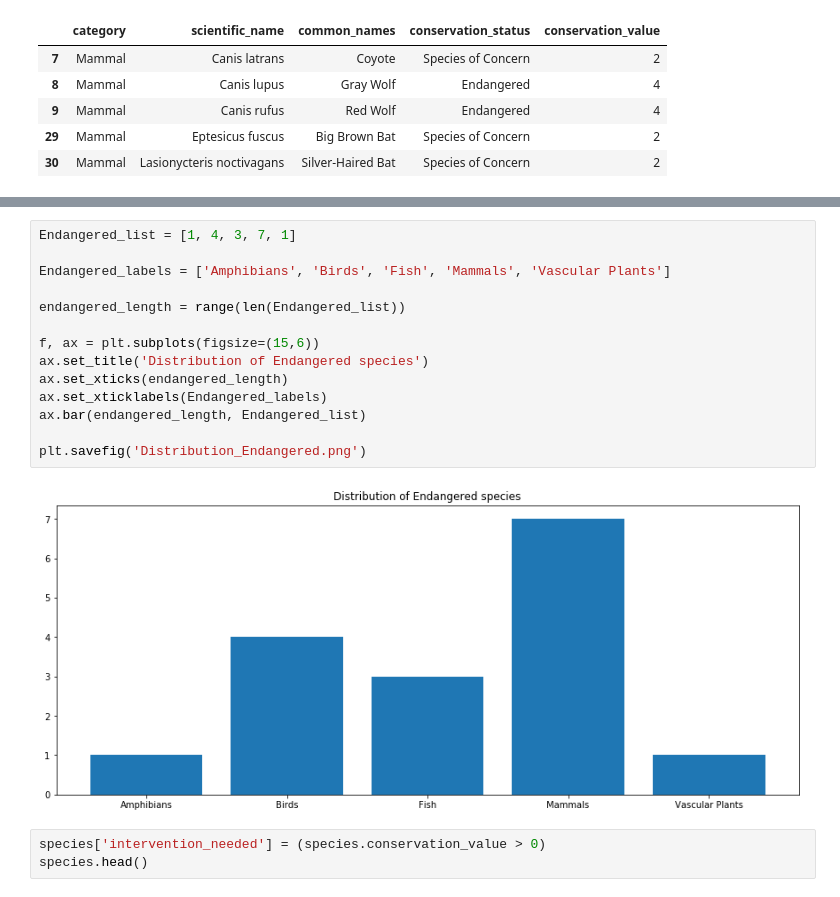
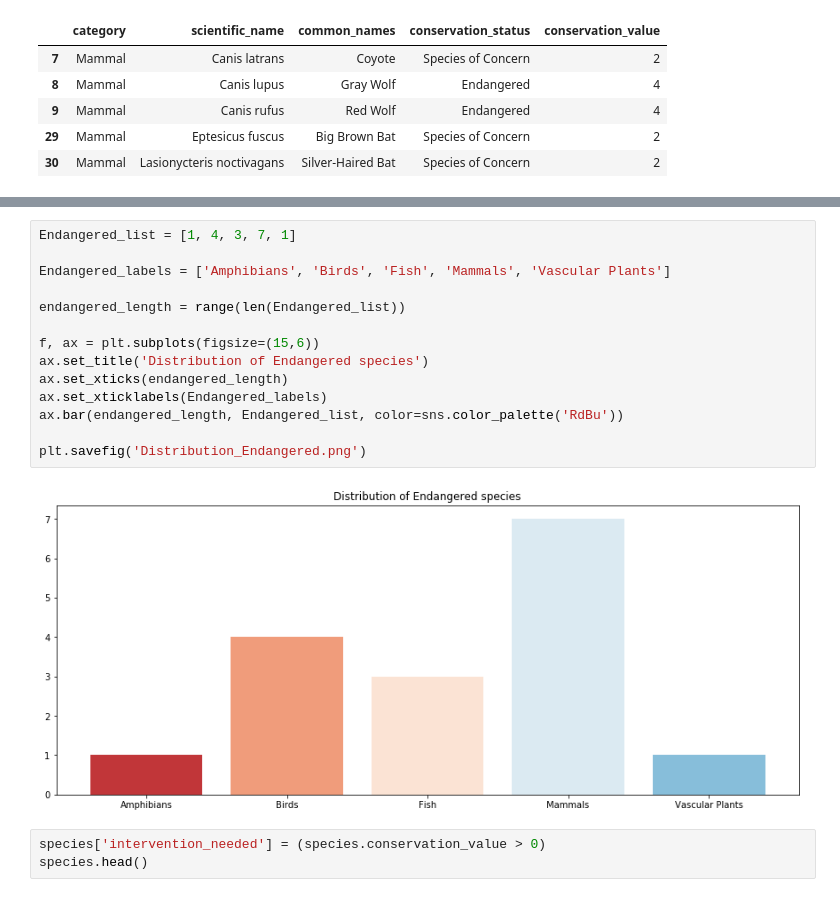
Before and after one commit to Rockara/Biodiversity-in-National-Parks, a Jupyter notebook: biodiversity.ipynb, the cells around one changed output, grey strips where cells are left out. Cells and saved outputs as stored; diff of their text form.

```diff
--- a/biodiversity.ipynb
+++ b/biodiversity.ipynb
@@ -207,19 +209,19 @@ for i in large_nonnan_list:
 # %%
 Endangered_list = [1, 4, 3, 7, 1]
 
 Endangered_labels = ['Amphibians', 'Birds', 'Fish', 'Mammals', 'Vascular Plants']
 
 endangered_length = range(len(Endangered_list))
 
 f, ax = plt.subplots(figsize=(15,6))
 ax.set_title('Distribution of Endangered species')
 ax.set_xticks(endangered_length)
 ax.set_xticklabels(Endangered_labels)
-ax.bar(endangered_length, Endangered_list)
+ax.bar(endangered_length, Endangered_list, color=sns.color_palette('RdBu'))
 
 plt.savefig('Distribution_Endangered.png')
 # %% [output]
-[figure, old version]
+[figure, new version]
 # %%
 species['intervention_needed'] = (species.conservation_value > 0)
 species.head()
```
Also changed, not shown: parts of 3 cells of this notebook, 10 other files.
